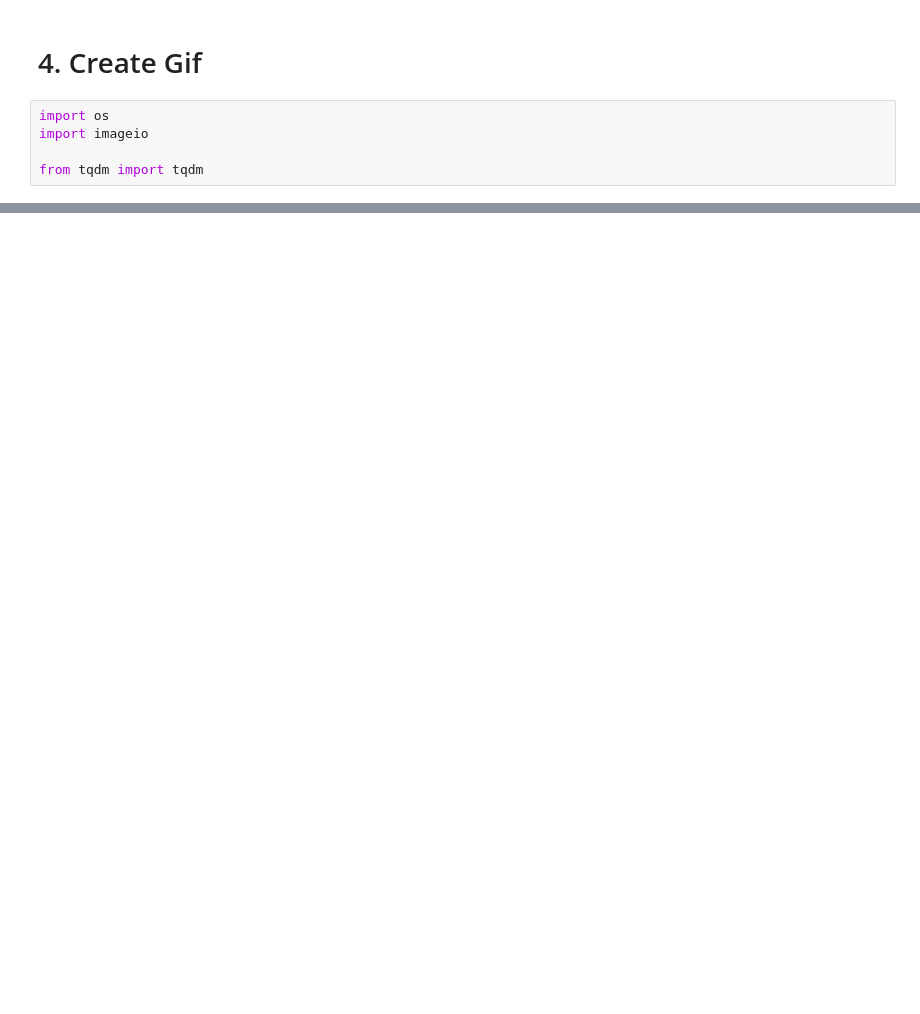
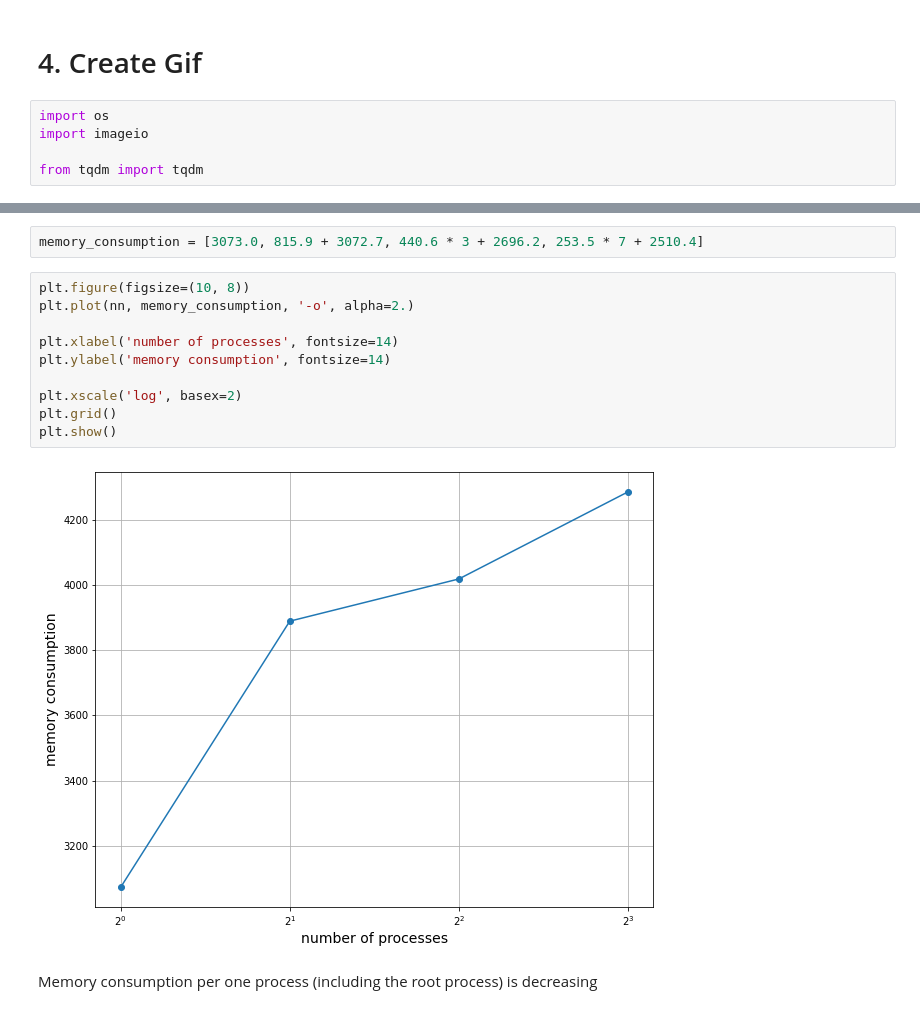
Before and after one commit to gvbazhenov/high-performance-python-lab, a Jupyter notebook: lab-8/solution-lab-8.ipynb, the cells around one changed output, grey strips where cells are left out. Drawn from its saved outputs; the diff is of its cells as text; blank space fills up the shorter version.

```diff
--- a/lab-8/solution-lab-8.ipynb
+++ b/lab-8/solution-lab-8.ipynb
@@ -199,0 +317,16 @@ HTML('<img src="./picture-shift/picture-shift-light.gif">')
+# %%
+memory_consumption = [3073.0, 815.9 + 3072.7, 440.6 * 3 + 2696.2, 253.5 * 7 + 2510.4]
+# %%
+plt.figure(figsize=(10, 8))
+plt.plot(nn, memory_consumption, '-o', alpha=2.)
+
+plt.xlabel('number of processes', fontsize=14)
+plt.ylabel('memory consumption', fontsize=14)
+
+plt.xscale('log', basex=2)
+plt.grid()
+plt.show()
+# %% [output]
+[figure, added]
+# %% [markdown]
+Memory consumption per one process (including the root process) is decreasing
```
Also changed, not shown: parts of 18 cells of this notebook, 2 other files.
